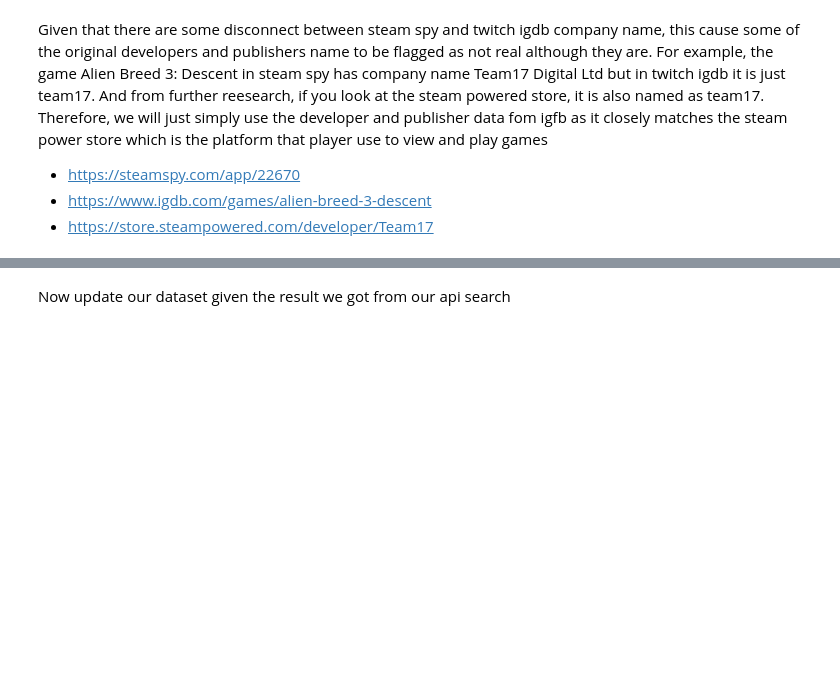
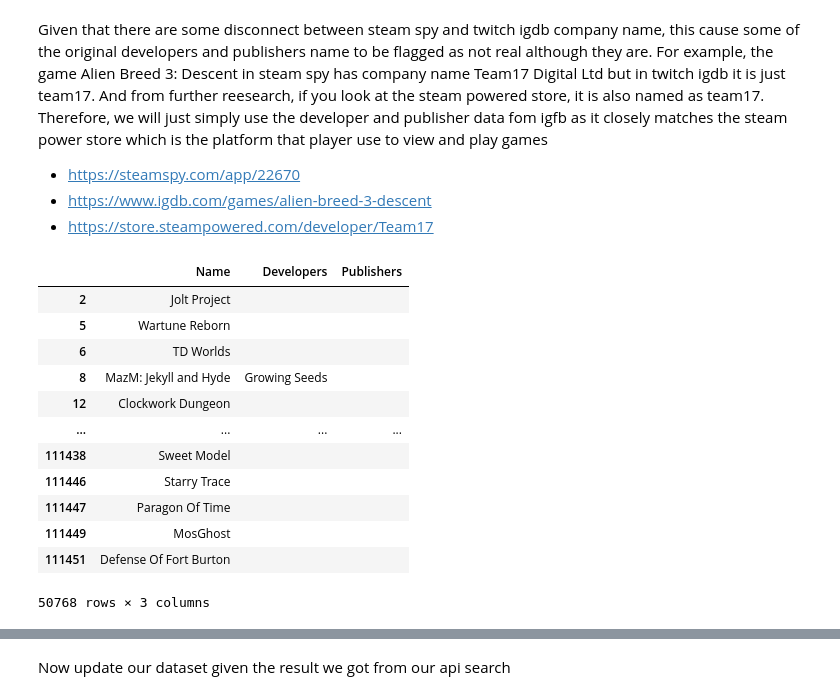
Before and after one commit to JasonCheung01/Steam-Dashboard, a Jupyter notebook: steam_games_cleaning.ipynb, the cells around one changed output, grey strips where cells are left out. Drawn from its saved outputs; the diff is of its cells as text; code cells hidden in the pictures; blank space fills up the shorter version.

```diff
--- a/steam_games_cleaning.ipynb
+++ b/steam_games_cleaning.ipynb
@@ -1464,6 +1440,22 @@ def get_dev_and_pub_company (game_name, access_token, client_id):
 #     print(f"Game: {game_name}")
 #     print(f"Developer and Publisher company: {dev_and_pub_company}")
 #     print()
+# %%
+steam_data_copy[(steam_data_copy['Developers'] == '') | (steam_data_copy['Publishers'] == '')][['Name', 'Developers', 'Publishers']]
+# %% [output]
+|  | Name | Developers | Publishers |
+| 2 | Jolt Project |  |  |
+| 5 | Wartune Reborn |  |  |
+| 6 | TD Worlds |  |  |
+| 8 | MazM: Jekyll and Hyde | Growing Seeds |  |
+| 12 | Clockwork Dungeon |  |  |
+| ... | ... | ... | ... |
+| 111438 | Sweet Model |  |  |
+| 111446 | Starry Trace |  |  |
+| 111447 | Paragon Of Time |  |  |
+| 111449 | MosGhost |  |  |
+| 111451 | Defense Of Fort Burton |  |  |
+50768 rows × 3 columns
 # %%
 checked_missing_dev_pubs_file = "game_with_missing_dev_pub.json"
 
```
Also changed, not shown: parts of 12 cells of this notebook, 2 other files.
